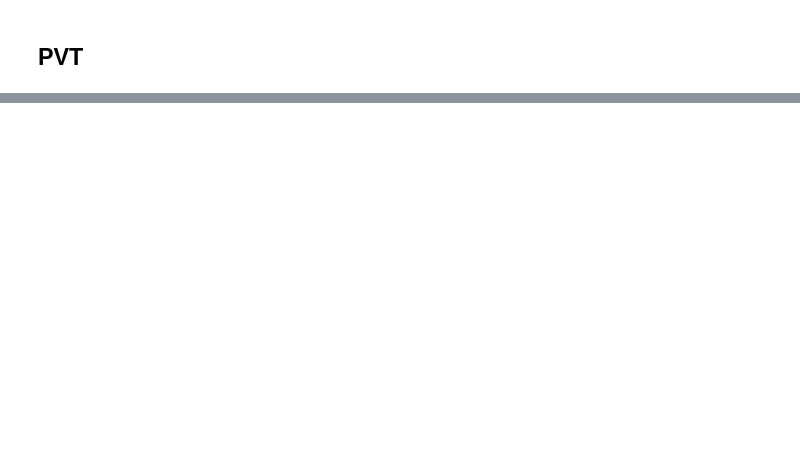
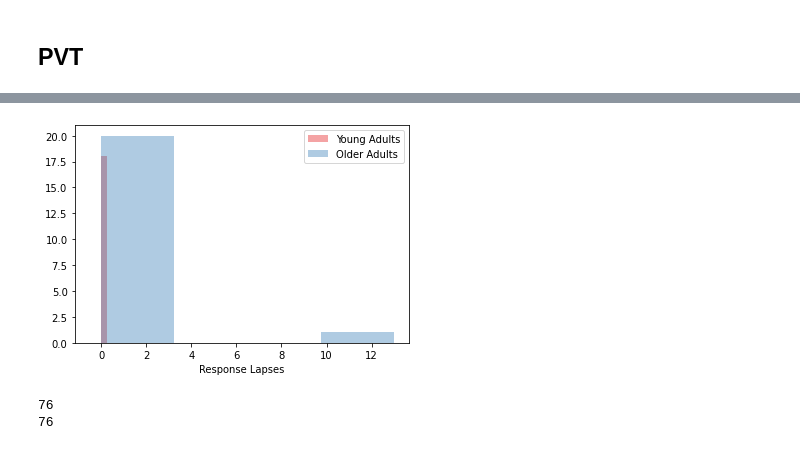
Before and after one commit to UTCogNeuroLab/wearables, a Jupyter notebook: notebooks/PVT analysis.ipynb, the cells around one changed output, grey strips where cells are left out. Cells and saved outputs as stored; diff of their text form; code cells hidden in the pictures; blank space fills up the shorter version.

```diff
--- a/notebooks/PVT analysis.ipynb
+++ b/notebooks/PVT analysis.ipynb
@@ -247,0 +95,16 @@ df1.to_csv('/Volumes/schnyer/Megan/Wearables/dataset_2021-11-04.csv')
+# %%
+sns.distplot(df[df['Group'] == 'Young Adults']['NR'], label = 'Young Adults', kde=False)
+sns.distplot(df[df['Group'] == 'Older Adults']['NR'], label = 'Older Adults', kde=False)
+plt.xlabel('Response Lapses')
+plt.legend()
+plt.savefig(results_dir + 'pvt_nr.png', dpi=300)
+# %% [output]
+[figure, added]
+# %%
+df0 = df.copy()
+print(df0.shape[1])
+df = df[df['NR'] < 4]
+print(df.shape[1])
+# %% [output]
+76
+76
```
Also changed, not shown: parts of 27 cells of this notebook.
